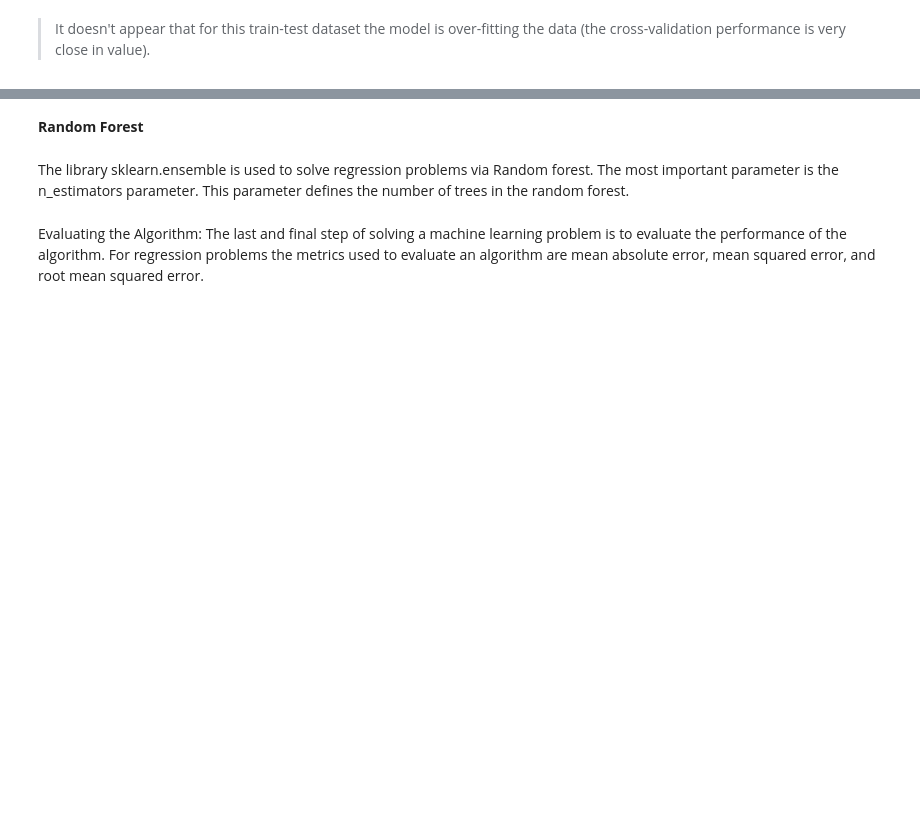
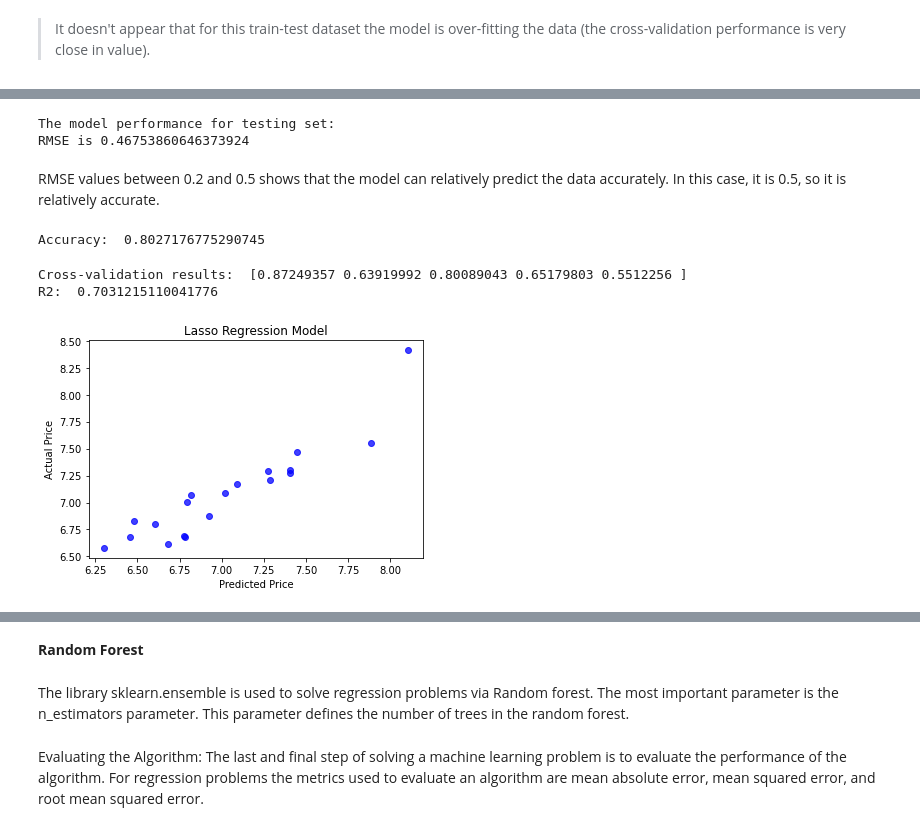
Before and after one commit to jaklin99/Hosing-Price-Predictor, a Jupyter notebook: HousingPredictor_Scrape_Final.ipynb, the cells around one changed output, grey strips where cells are left out. Drawn from its saved outputs; the diff is of its cells as text; code cells hidden in the pictures; blank space fills up the shorter version.

```diff
--- a/HousingPredictor_Scrape_Final.ipynb
+++ b/HousingPredictor_Scrape_Final.ipynb
@@ -726,0 +751,37 @@ R2:  0.6032904102490614
+# %%
+# model evaluation for testing set
+y_test_l_predict = lasso.predict(X_test)
+rmse = (np.sqrt(mean_squared_error(y_test, y_test_l_predict)))
+print("The model performance for testing set:")
+print('RMSE is {}'.format(rmse))
+# %% [output]
+The model performance for testing set:
+RMSE is 0.46753860646373924
+# %% [markdown]
+RMSE values between 0.2 and 0.5 shows that the model can relatively predict the data accurately. In this case, it is 0.5, so it is relatively accurate.
+# %%
+#predict y_values using X_test set
+yr_lasso = lasso.predict(X_test)
+# %%
+lasso_score =lasso.score((X_test),y_test)
+print("Accuracy: ", lr_score)
+# %% [output]
+Accuracy:  0.8027176775290745
+# %%
+lasso_cv = cross_val_score(lasso, X, y, cv = 5, scoring = 'r2')
+print ("Cross-validation results: ", lasso_cv)
+print ("R2: ", lasso_cv.mean())
+# %% [output]
+Cross-validation results:  [0.87249357 0.63919992 0.80089043 0.65179803 0.5512256 ]
+R2:  0.7031215110041776
+# %%
+actual_values = y_test
+plt.scatter(yr_lasso, actual_values, alpha=.75,
+            color='b') #alpha helps to show overlapping data
+plt.xlabel('Predicted Price')
+plt.ylabel('Actual Price')
+plt.title('Lasso Regression Model')
+plt.show()
+#pltrandom_state=None.show()
+# %% [output]
+[figure, added]
```
Also changed, not shown: parts of 67 cells of this notebook, 2 other files.
